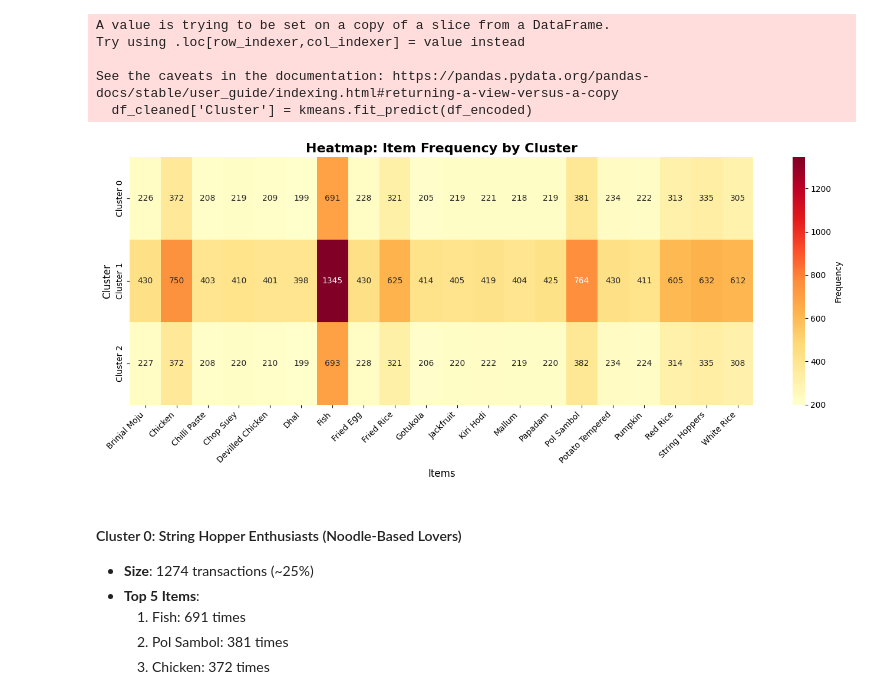
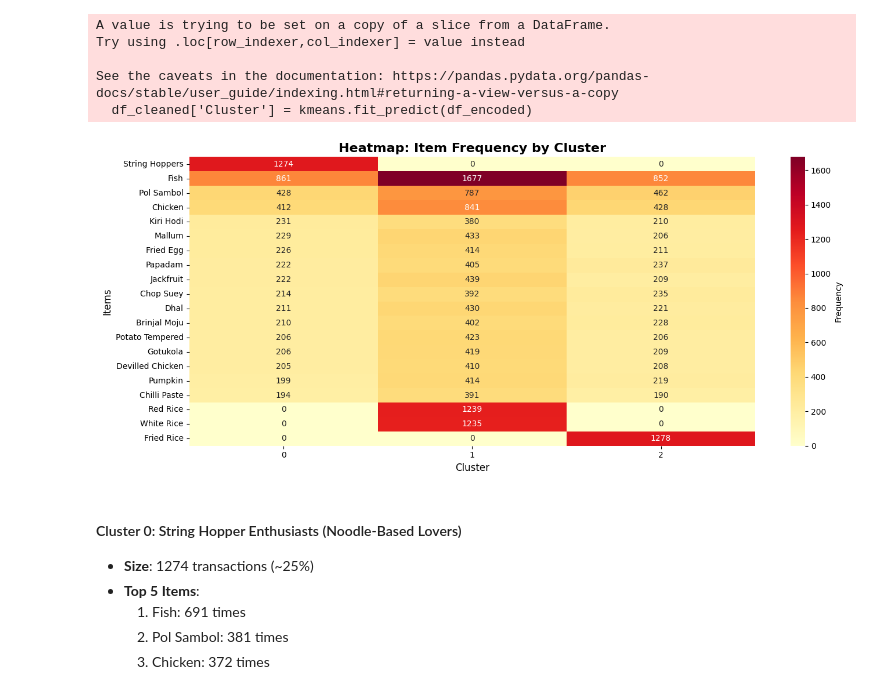
Before and after one commit to AnujanN/Retail-Transaction-Mining-Apriori, a Jupyter notebook: Buth_Kade.ipynb, the cells around one changed output. Cells and saved outputs as stored; diff of their text form; code cells hidden in the pictures.

```diff
--- a/Buth_Kade.ipynb
+++ b/Buth_Kade.ipynb
@@ -391,23 +391,35 @@ See the caveats in the documentation: https://pandas.pydata.org/pandas-docs/stab
   df_cleaned['Cluster'] = kmeans.fit_predict(df_encoded)
 # %%
 import seaborn as sns
-
 import matplotlib.pyplot as plt
 
-# Create heatmap showing frequency of items in each cluster
+# Calculate item frequency by cluster
+cluster_item_freq = []
+
+for cluster_id in sorted(df_cleaned['Cluster'].unique()):
+    cluster_data = df_cleaned[df_cleaned['Cluster'] == cluster_id]
+
+    # Count all items in this cluster
+    all_items = [item for items_list in cluster_data['Items_Standardized'] for item in items_list]
+    item_counts = pd.Series(all_items).value_counts().to_dict()
+
+    cluster_item_freq.append(item_counts)
+
+# Convert to DataFrame
+cluster_item_freq_df = pd.DataFrame(cluster_item_freq, index=sorted(df_cleaned['Cluster'].unique())).fillna(0).astype(int)
+
+# Create heatmap
 plt.figure(figsize=(14, 6))
-
-# Use the cluster_item_freq_t dataframe that was already created
-sns.heatmap(cluster_item_freq_t, annot=True, fmt='d', cmap='YlOrRd', cbar_kws={'label': 'Frequency'})
-
+sns.heatmap(cluster_item_freq_df.T, annot=True, fmt='d', cmap='YlOrRd', cbar_kws={'label': 'Frequency'})
 plt.title('Heatmap: Item Frequency by Cluster', fontsize=16, fontweight='bold')
-plt.xlabel('Items', fontsize=12)
-plt.ylabel('Cluster', fontsize=12)
-plt.xticks(rotation=45, ha='right')
+plt.xlabel('Cluster', fontsize=12)
+plt.ylabel('Items', fontsize=12)
+plt.xticks(rotation=0)
+plt.yticks(rotation=0)
 plt.tight_layout()
 plt.show()
 # %% [output]
-[figure, old version]
+[figure, new version]
 # %% [markdown]
 #### Cluster 0: String Hopper Enthusiasts (Noodle-Based Lovers)
 - **Size**: 1274 transactions (~25%)
```
Also changed, not shown: parts of 2 cells of this notebook.
